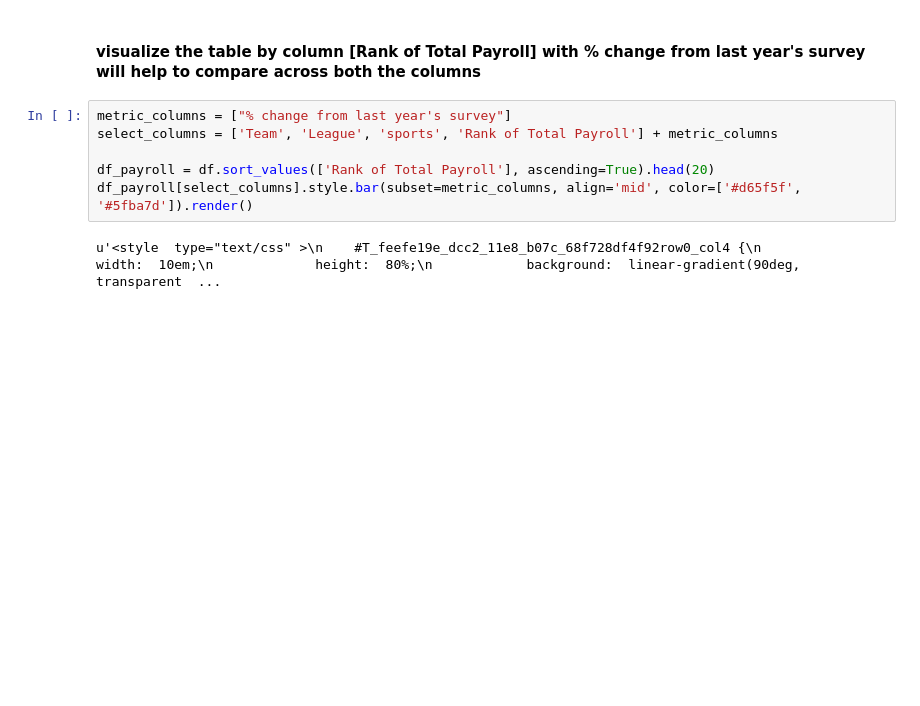
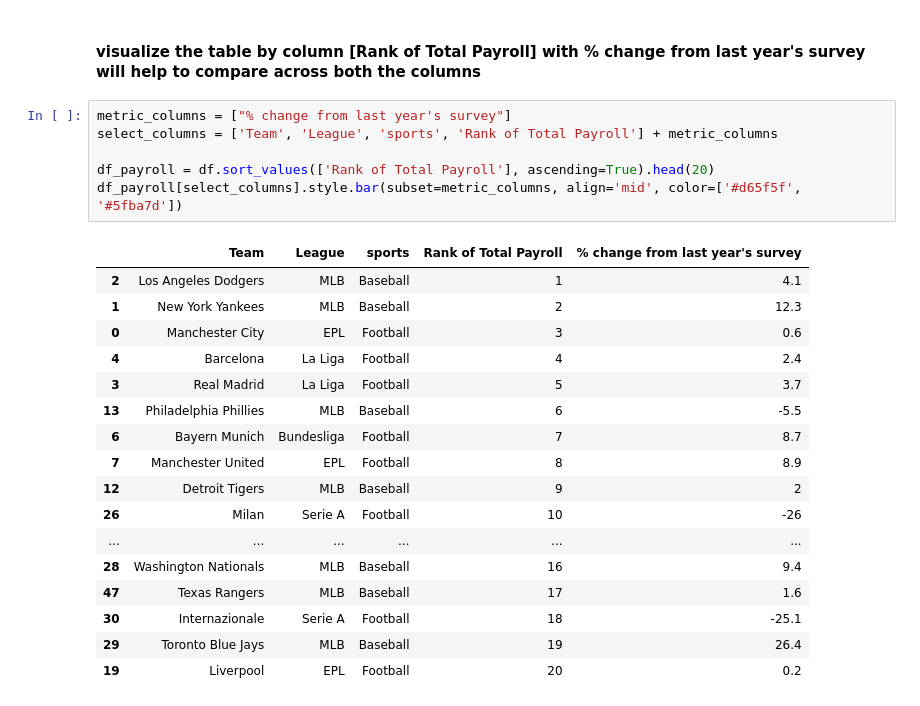
Before and after one commit to NAnnamalai/python_data_analysis, a Jupyter notebook: look_into_league_finances.ipynb, the cells around one changed output. Drawn from its saved outputs; the diff is of its cells as text; blank space fills up the shorter version.

```diff
--- a/look_into_league_finances.ipynb
+++ b/look_into_league_finances.ipynb
@@ -137,8 +142,24 @@ HTML(min_df.style.bar(subset=['% Change'], align='mid', color=['#d65f5f', '#5fba
 # %%
 metric_columns = ["% change from last year's survey"]
 select_columns = ['Team', 'League', 'sports', 'Rank of Total Payroll'] + metric_columns
 
 df_payroll = df.sort_values(['Rank of Total Payroll'], ascending=True).head(20)
-df_payroll[select_columns].style.bar(subset=metric_columns, align='mid', color=['#d65f5f', '#5fba7d']).render()
+df_payroll[select_columns].style.bar(subset=metric_columns, align='mid', color=['#d65f5f', '#5fba7d'])
 # %% [output]
-u'<style  type="text/css" >\n    #T_feefe19e_dcc2_11e8_b07c_68f728df4f92row0_col4 {\n            width:  10em;\n             height:  80%;\n            background:  linear-gradient(90deg, transparent  ...
+|  | Team | League | sports | Rank of Total Payroll | % change from last year's survey |
+| 2 | Los Angeles Dodgers | MLB | Baseball | 1 | 4.1 |
+| 1 | New York Yankees | MLB | Baseball | 2 | 12.3 |
+| 0 | Manchester City | EPL | Football | 3 | 0.6 |
+| 4 | Barcelona | La Liga | Football | 4 | 2.4 |
+| 3 | Real Madrid | La Liga | Football | 5 | 3.7 |
+| 13 | Philadelphia Phillies | MLB | Baseball | 6 | -5.5 |
+| 6 | Bayern Munich | Bundesliga | Football | 7 | 8.7 |
+| 7 | Manchester United | EPL | Football | 8 | 8.9 |
+| 12 | Detroit Tigers | MLB | Baseball | 9 | 2 |
+| 26 | Milan | Serie A | Football | 10 | -26 |
+| ... | ... | ... | ... | ... | ... |
+| 28 | Washington Nationals | MLB | Baseball | 16 | 9.4 |
+| 47 | Texas Rangers | MLB | Baseball | 17 | 1.6 |
+| 30 | Internazionale | Serie A | Football | 18 | -25.1 |
+| 29 | Toronto Blue Jays | MLB | Baseball | 19 | 26.4 |
+| 19 | Liverpool | EPL | Football | 20 | 0.2 |
```
Also changed, not shown: parts of 10 cells of this notebook.
